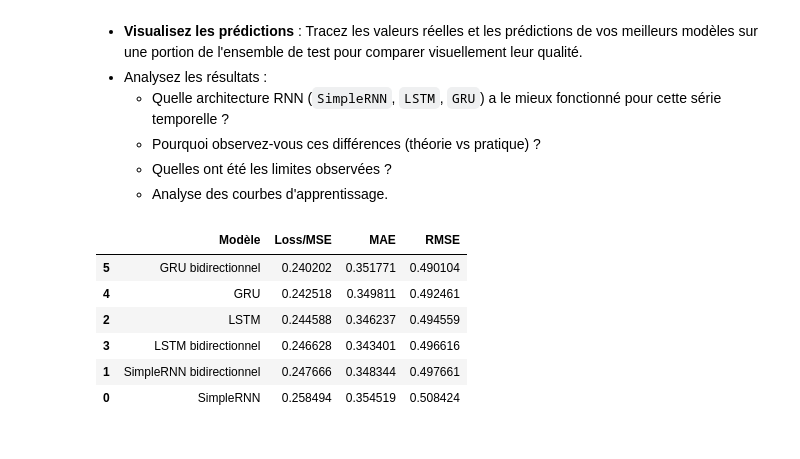
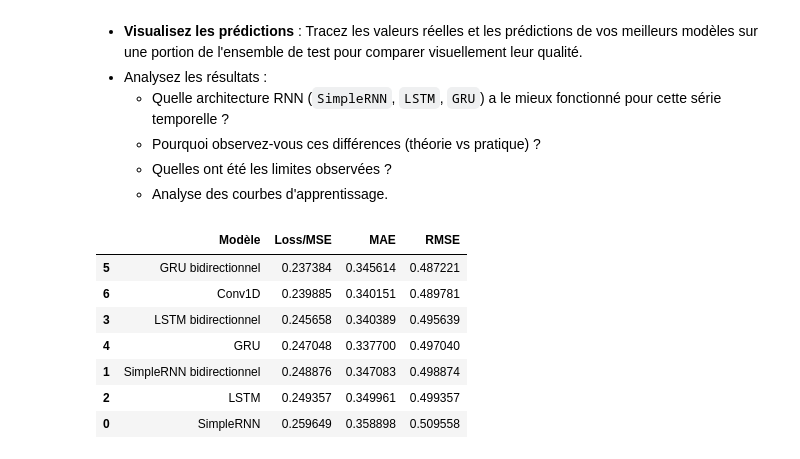
Before and after one commit to justinFransolet/MASI4_Framework_Machine_Learning, a Jupyter notebook: notebook.ipynb, the cells around one changed output. Saved outputs shown, nothing was run; the diff lists cells and outputs as text; code cells hidden in the pictures.

```diff
--- a/notebook.ipynb
+++ b/notebook.ipynb
@@ -740,6 +802,19 @@ history_gru_bidirectional = gru_bidirectional_model.fit(
     callbacks=get_callbacks("gru_bidirectional"),
     verbose=1
 )
+
+# --- Entraînement Conv1D ---
+
+print("Compilation Conv1D :")
+conv1d_model = compile_model(conv1d_model)
+
+history_conv1d = conv1d_model.fit(
+    train_ds,
+    validation_data=val_ds,
+    epochs=20,
+    callbacks=get_callbacks("conv1d"),
+    verbose=1
+)
 # %% [output]
 Compilation Simple RNN :
 Epoch 1/20
@@ -772,37 +847,41 @@ Epoch 12/20
 # %%
 # --- Évaluation des modèles sur le test ---
 simple_rnn_test_metrics = simple_rnn_baseline.evaluate(test_ds, verbose=0)
 simple_rnn_bidirectional_test_metrics = simple_rnn_bidirectional.evaluate(test_ds, verbose=0)
 
 lstm_test_metrics = lstm_model.evaluate(test_ds, verbose=0)
 lstm_bidirectional_test_metrics = lstm_bidirectional_model.evaluate(test_ds, verbose=0)
 
 gru_test_metrics = gru_model.evaluate(test_ds, verbose=0)
 gru_bidirectional_test_metrics = gru_bidirectional_model.evaluate(test_ds, verbose=0)
 
+conv1d_test_metrics = conv1d_model.evaluate(test_ds, verbose=0)
+
 results_comparison = pd.DataFrame(
     [
         ["SimpleRNN", *simple_rnn_test_metrics],
         ["SimpleRNN bidirectionnel", *simple_rnn_bidirectional_test_metrics],
         ["LSTM", *lstm_test_metrics],
         ["LSTM bidirectionnel", *lstm_bidirectional_test_metrics],
         ["GRU", *gru_test_metrics],
         ["GRU bidirectionnel", *gru_bidirectional_test_metrics],
+        ["Conv1D", *conv1d_test_metrics],
     ],
     columns=pd.Index(["Modèle", "Loss/MSE", "MAE", "RMSE"])
 )
 
 results_comparison = results_comparison.sort_values("RMSE")
 
 display(results_comparison)
 # %% [output]
 |  | Modèle | Loss/MSE | MAE | RMSE |
-| 5 | GRU bidirectionnel | 0.240202 | 0.351771 | 0.490104 |
-| 4 | GRU | 0.242518 | 0.349811 | 0.492461 |
-| 2 | LSTM | 0.244588 | 0.346237 | 0.494559 |
-| 3 | LSTM bidirectionnel | 0.246628 | 0.343401 | 0.496616 |
-| 1 | SimpleRNN bidirectionnel | 0.247666 | 0.348344 | 0.497661 |
-| 0 | SimpleRNN | 0.258494 | 0.354519 | 0.508424 |
+| 5 | GRU bidirectionnel | 0.237384 | 0.345614 | 0.487221 |
+| 6 | Conv1D | 0.239885 | 0.340151 | 0.489781 |
+| 3 | LSTM bidirectionnel | 0.245658 | 0.340389 | 0.495639 |
+| 4 | GRU | 0.247048 | 0.337700 | 0.497040 |
+| 1 | SimpleRNN bidirectionnel | 0.248876 | 0.347083 | 0.498874 |
+| 2 | LSTM | 0.249357 | 0.349961 | 0.499357 |
+| 0 | SimpleRNN | 0.259649 | 0.358898 | 0.509558 |
 # %%
 def plot_learning_curves(history, model_name):
     # Conversion de l'historique en DataFrame
```
Also changed, not shown: parts of 6 cells of this notebook, 7 other files.
